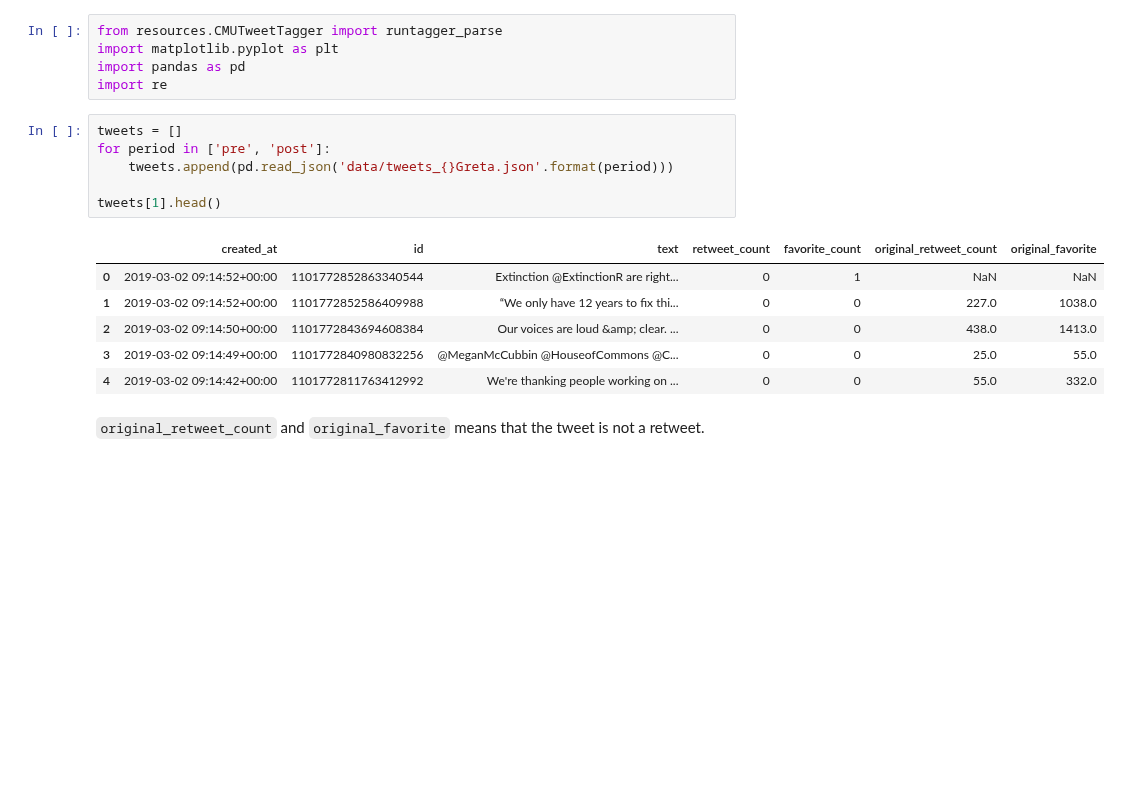
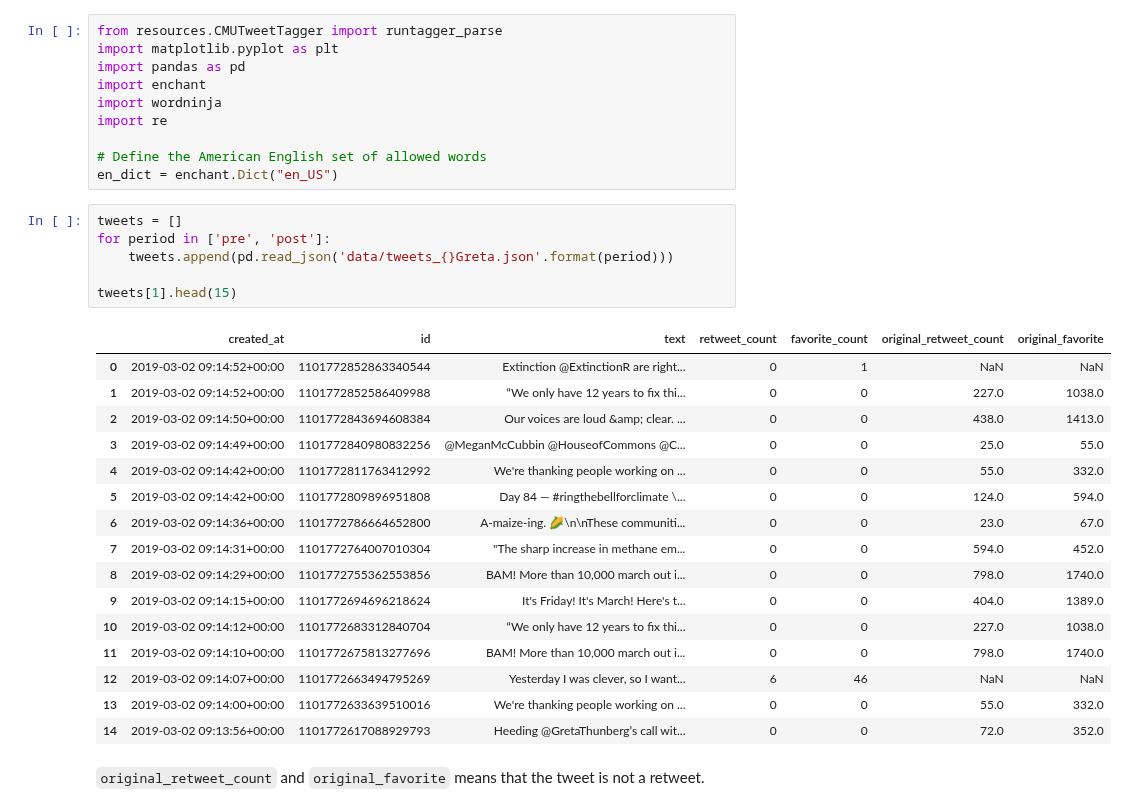
Before and after one commit to Mmiglio/ClimateAction, a Jupyter notebook: tagWords.ipynb, the cells around one changed output. Saved outputs shown, nothing was run; the diff lists cells and outputs as text; blank space fills up the shorter version.

```diff
--- a/tagWords.ipynb
+++ b/tagWords.ipynb
@@ -2,20 +2,35 @@
 from resources.CMUTweetTagger import runtagger_parse
 import matplotlib.pyplot as plt
 import pandas as pd
+import enchant
+import wordninja
 import re
+
+# Define the American English set of allowed words
+en_dict = enchant.Dict("en_US")
 # %%
 tweets = []
 for period in ['pre', 'post']:
     tweets.append(pd.read_json('data/tweets_{}Greta.json'.format(period)))
 
-tweets[1].head()
+tweets[1].head(15)
 # %% [output]
 |  | created_at | id | text | retweet_count | favorite_count | original_retweet_count | original_favorite |
 | 0 | 2019-03-02 09:14:52+00:00 | 1101772852863340544 | Extinction @ExtinctionR are right... | 0 | 1 | NaN | NaN |
 | 1 | 2019-03-02 09:14:52+00:00 | 1101772852586409988 | “We only have 12 years to fix thi... | 0 | 0 | 227.0 | 1038.0 |
 | 2 | 2019-03-02 09:14:50+00:00 | 1101772843694608384 | Our voices are loud &amp; clear. ... | 0 | 0 | 438.0 | 1413.0 |
 | 3 | 2019-03-02 09:14:49+00:00 | 1101772840980832256 | @MeganMcCubbin @HouseofCommons @C... | 0 | 0 | 25.0 | 55.0 |
 | 4 | 2019-03-02 09:14:42+00:00 | 1101772811763412992 | We're thanking people working on ... | 0 | 0 | 55.0 | 332.0 |
+| 5 | 2019-03-02 09:14:42+00:00 | 1101772809896951808 | Day 84 — #ringthebellforclimate \... | 0 | 0 | 124.0 | 594.0 |
+| 6 | 2019-03-02 09:14:36+00:00 | 1101772786664652800 | A-maize-ing. 🌽\n\nThese communiti... | 0 | 0 | 23.0 | 67.0 |
+| 7 | 2019-03-02 09:14:31+00:00 | 1101772764007010304 | "The sharp increase in methane em... | 0 | 0 | 594.0 | 452.0 |
+| 8 | 2019-03-02 09:14:29+00:00 | 1101772755362553856 | BAM! More than 10,000 march out i... | 0 | 0 | 798.0 | 1740.0 |
+| 9 | 2019-03-02 09:14:15+00:00 | 1101772694696218624 | It's Friday! It's March! Here's t... | 0 | 0 | 404.0 | 1389.0 |
+| 10 | 2019-03-02 09:14:12+00:00 | 1101772683312840704 | “We only have 12 years to fix thi... | 0 | 0 | 227.0 | 1038.0 |
+| 11 | 2019-03-02 09:14:10+00:00 | 1101772675813277696 | BAM! More than 10,000 march out i... | 0 | 0 | 798.0 | 1740.0 |
+| 12 | 2019-03-02 09:14:07+00:00 | 1101772663494795269 | Yesterday I was clever, so I want... | 6 | 46 | NaN | NaN |
+| 13 | 2019-03-02 09:14:00+00:00 | 1101772633639510016 | We're thanking people working on ... | 0 | 0 | 55.0 | 332.0 |
+| 14 | 2019-03-02 09:13:56+00:00 | 1101772617088929793 | Heeding @GretaThunberg’s call wit... | 0 | 0 | 72.0 | 352.0 |
 # %% [markdown]
 `original_retweet_count` and `original_favorite` means that the tweet is not a retweet.
 # %% [markdown]
```
Also changed, not shown: parts of 8 cells of this notebook, 9 other files.
